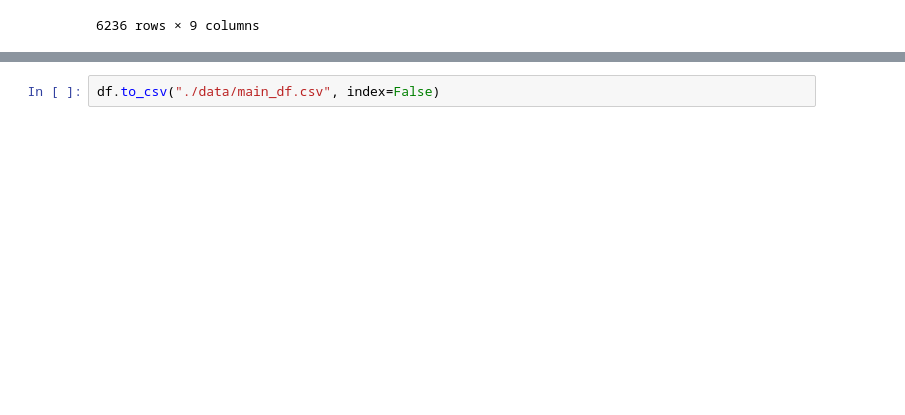
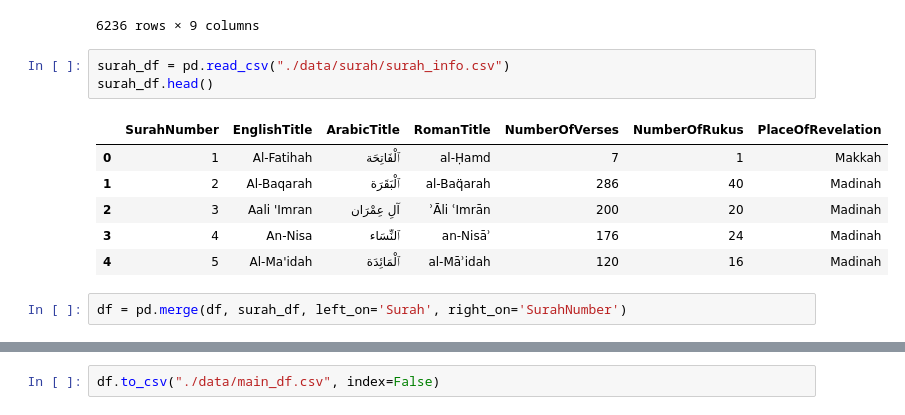
Before and after one commit to islamAndAi/QURAN-NLP, a Jupyter notebook: Preprocessing.ipynb, the cells around one changed output, grey strips where cells are left out. Saved outputs shown, nothing was run; the diff lists cells and outputs as text; blank space fills up the shorter version.

Commit message:
added surah info, updated text on deployed app

```diff
--- a/Preprocessing.ipynb
+++ b/Preprocessing.ipynb
@@ -103,3 +103,15 @@ df
 | 6234 | Mankind | 114 | 5 | ٱلَّذِى يُوَسْوِسُ فِي صُدُورِ ٱل... | Who whispers into the hearts of m... | who whispers in the breasts of men | Who whispereth in the hearts of m... | who whispers in the breasts of ma... | (Who whispereth in the hearts of ... |
 | 6235 | Mankind | 114 | 6 | مِنَ ٱلْجِنَّةِ وَٱلنَّاسِ | Whether he (the whispering Satan)... | of jinn and men.’ | Of the jinn and of mankind. | of the jinn and mankind’ mina’l-j... | (Of the jinn and of mankind) He s... |
 6236 rows × 9 columns
+# %%
+surah_df = pd.read_csv("./data/surah/surah_info.csv")
+surah_df.head()
+# %% [output]
+|  | SurahNumber | EnglishTitle | ArabicTitle | RomanTitle | NumberOfVerses | NumberOfRukus | PlaceOfRevelation |
+| 0 | 1 | Al-Fatihah | ٱلْفَاتِحَة | al-Ḥamd | 7 | 1 | Makkah |
+| 1 | 2 | Al-Baqarah | ٱلْبَقَرَة | al-Baq̈arah | 286 | 40 | Madinah |
+| 2 | 3 | Aali 'Imran | آلِ عِمْرَان | ʾĀli ʿImrān | 200 | 20 | Madinah |
+| 3 | 4 | An-Nisa | ٱلنِّسَاء | an-Nisāʾ | 176 | 24 | Madinah |
+| 4 | 5 | Al-Ma'idah | ٱلْمَائِدَة | al-Māʾidah | 120 | 16 | Madinah |
+# %%
+df = pd.merge(df, surah_df, left_on='Surah', right_on='SurahNumber')
```
Also changed, not shown: parts of 2 cells of this notebook, 5 other files.
